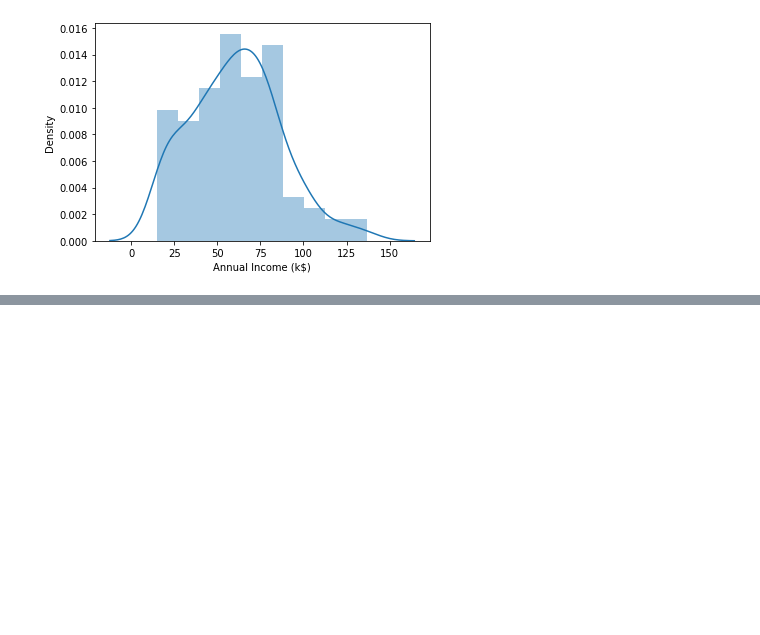
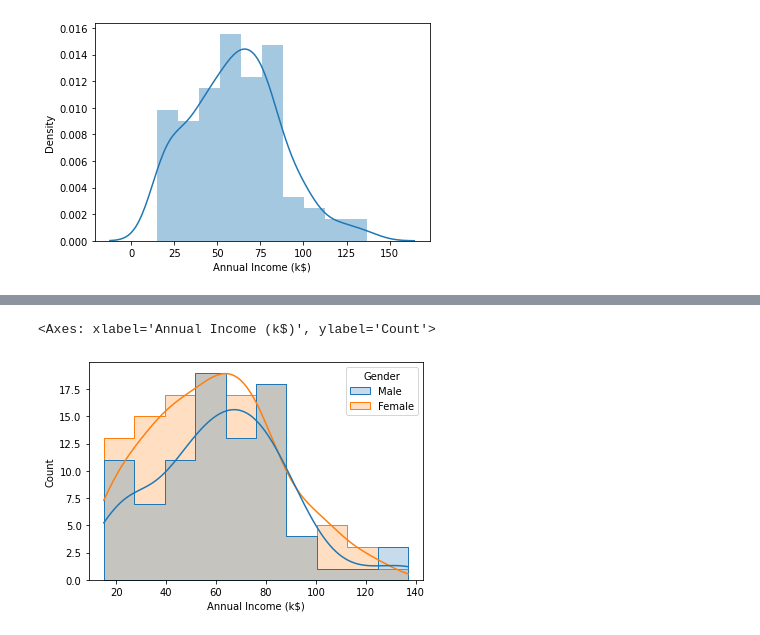
Before and after one commit to Edna722/Machine-Learning, a Jupyter notebook: Machine Learning Project.ipynb, the cells around one changed output, grey strips where cells are left out. Saved outputs shown, nothing was run; the diff lists cells and outputs as text; code cells hidden in the pictures; blank space fills up the shorter version.

```diff
--- a/Machine Learning Project.ipynb
+++ b/Machine Learning Project.ipynb
@@ -42,0 +58,6 @@ sns.distplot(customer_data['Annual Income (k$)'])
+# %%
+# Ensure the hue column is specified correctly within sns.histplot
+sns.histplot(data=customer_data, x='Annual Income (k$)', hue='Gender', kde=True, element="step")
+# %% [output]
+<Axes: xlabel='Annual Income (k$)', ylabel='Count'>
+[figure, added]
```
Also changed, not shown: parts of 3 cells of this notebook.
